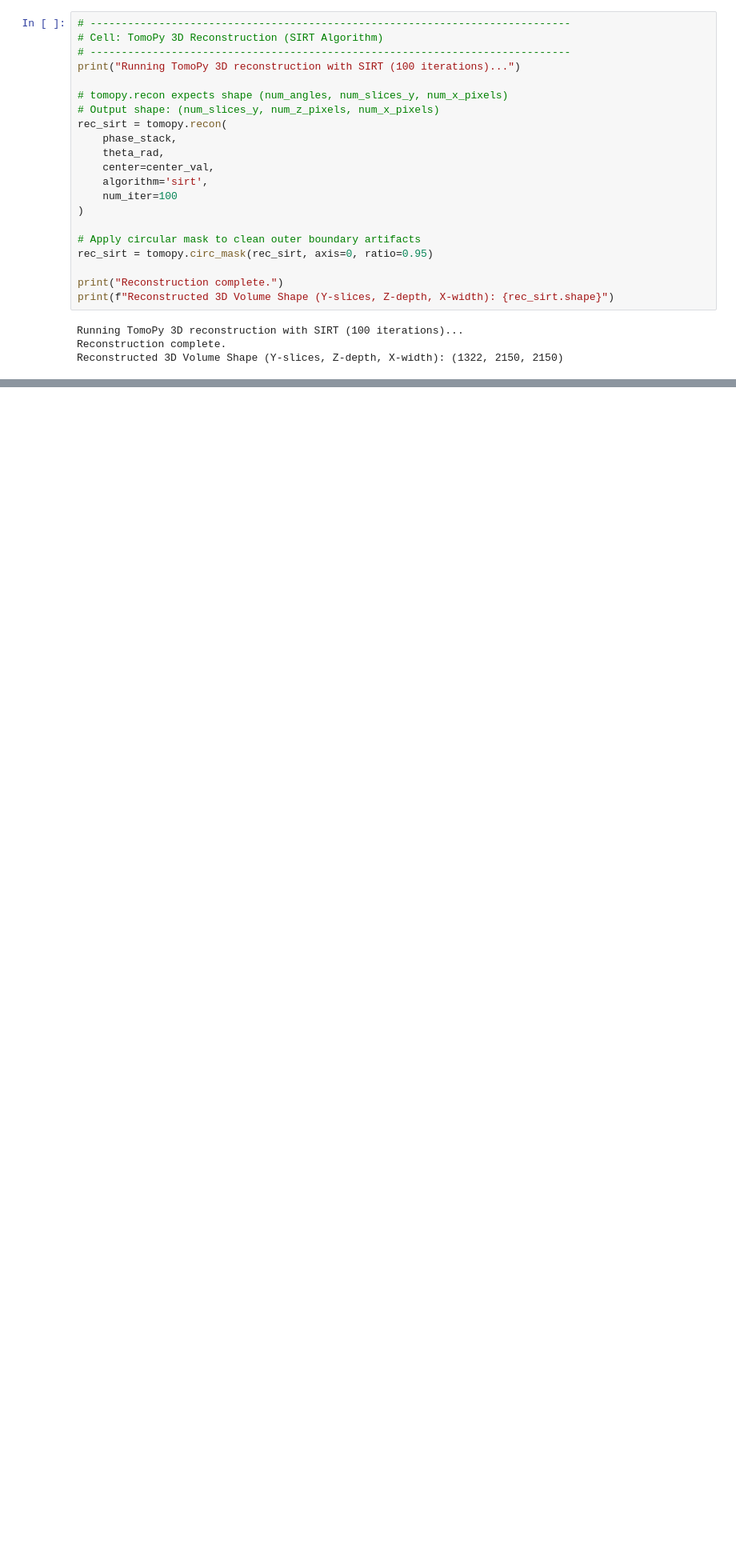
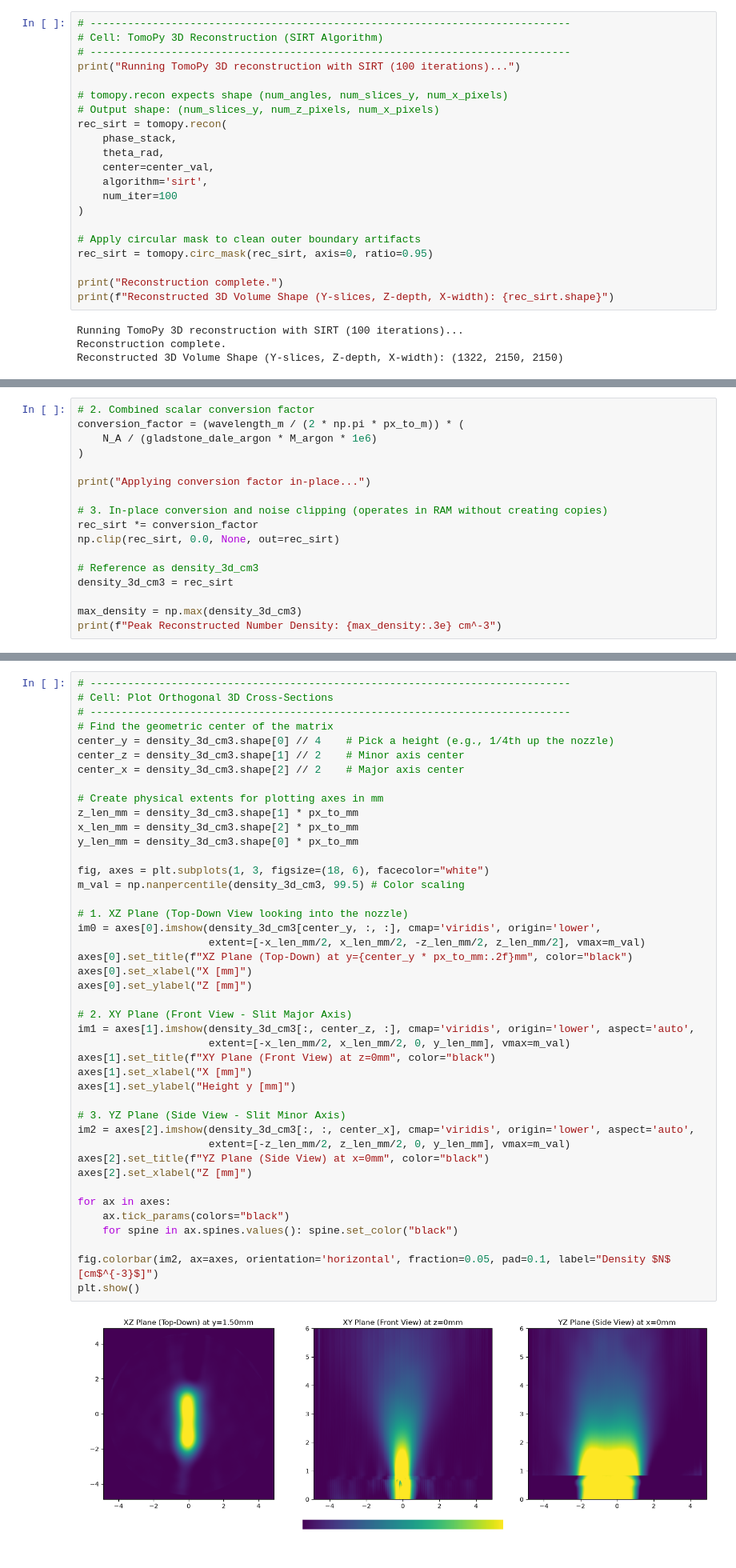
Before and after one commit to MalkaTargetry/nozzle_analysis, a Jupyter notebook: notebooks/nozzle_153_3D.ipynb, the cells around one changed output, grey strips where cells are left out. Shown at 80% size. Drawn from its saved outputs; the diff is of its cells as text; blank space fills up the shorter version.

Commit message:
created cylindrical_analysis.py and started applying moved forward with 3d reconstruction

```diff
--- a/notebooks/nozzle_153_3D.ipynb
+++ b/notebooks/nozzle_153_3D.ipynb
@@ -238,0 +406,17 @@ Reconstructed 3D Volume Shape (Y-slices, Z-depth, X-width): (1322, 2150, 2150)
+# %%
+# 2. Combined scalar conversion factor
+conversion_factor = (wavelength_m / (2 * np.pi * px_to_m)) * (
+    N_A / (gladstone_dale_argon * M_argon * 1e6)
+)
+
+print("Applying conversion factor in-place...")
+
+# 3. In-place conversion and noise clipping (operates in RAM without creating copies)
+rec_sirt *= conversion_factor
+np.clip(rec_sirt, 0.0, None, out=rec_sirt)
+
+# Reference as density_3d_cm3
+density_3d_cm3 = rec_sirt
+
+max_density = np.max(density_3d_cm3)
+print(f"Peak Reconstructed Number Density: {max_density:.3e} cm^-3")
@@ -238,0 +426,45 @@ Reconstructed 3D Volume Shape (Y-slices, Z-depth, X-width): (1322, 2150, 2150)
+# %%
+# -----------------------------------------------------------------------------
+# Cell: Plot Orthogonal 3D Cross-Sections
+# -----------------------------------------------------------------------------
+# Find the geometric center of the matrix
+center_y = density_3d_cm3.shape[0] // 4    # Pick a height (e.g., 1/4th up the nozzle)
+center_z = density_3d_cm3.shape[1] // 2    # Minor axis center
+center_x = density_3d_cm3.shape[2] // 2    # Major axis center
+
+# Create physical extents for plotting axes in mm
+z_len_mm = density_3d_cm3.shape[1] * px_to_mm
+x_len_mm = density_3d_cm3.shape[2] * px_to_mm
+y_len_mm = density_3d_cm3.shape[0] * px_to_mm
+
+fig, axes = plt.subplots(1, 3, figsize=(18, 6), facecolor="white")
+m_val = np.nanpercentile(density_3d_cm3, 99.5) # Color scaling
+
+# 1. XZ Plane (Top-Down View looking into the nozzle)
+im0 = axes[0].imshow(density_3d_cm3[center_y, :, :], cmap='viridis', origin='lower',
+                     extent=[-x_len_mm/2, x_len_mm/2, -z_len_mm/2, z_len_mm/2], vmax=m_val)
+axes[0].set_title(f"XZ Plane (Top-Down) at y={center_y * px_to_mm:.2f}mm", color="black")
+axes[0].set_xlabel("X [mm]")
+axes[0].set_ylabel("Z [mm]")
+
+# 2. XY Plane (Front View - Slit Major Axis)
+im1 = axes[1].imshow(density_3d_cm3[:, center_z, :], cmap='viridis', origin='lower', aspect='auto',
+                     extent=[-x_len_mm/2, x_len_mm/2, 0, y_len_mm], vmax=m_val)
+axes[1].set_title(f"XY Plane (Front View) at z=0mm", color="black")
+axes[1].set_xlabel("X [mm]")
+axes[1].set_ylabel("Height y [mm]")
+
+# 3. YZ Plane (Side View - Slit Minor Axis)
+im2 = axes[2].imshow(density_3d_cm3[:, :, center_x], cmap='viridis', origin='lower', aspect='auto',
+                     extent=[-z_len_mm/2, z_len_mm/2, 0, y_len_mm], vmax=m_val)
+axes[2].set_title(f"YZ Plane (Side View) at x=0mm", color="black")
+axes[2].set_xlabel("Z [mm]")
+
+for ax in axes:
+    ax.tick_params(colors="black")
+    for spine in ax.spines.values(): spine.set_color("black")
+
+fig.colorbar(im2, ax=axes, orientation='horizontal', fraction=0.05, pad=0.1, label="Density $N$ [cm$^{-3}$]")
+plt.show()
+# %% [output]
+[figure, added]
```
Also changed, not shown: parts of 7 cells of this notebook, 3 other files.
